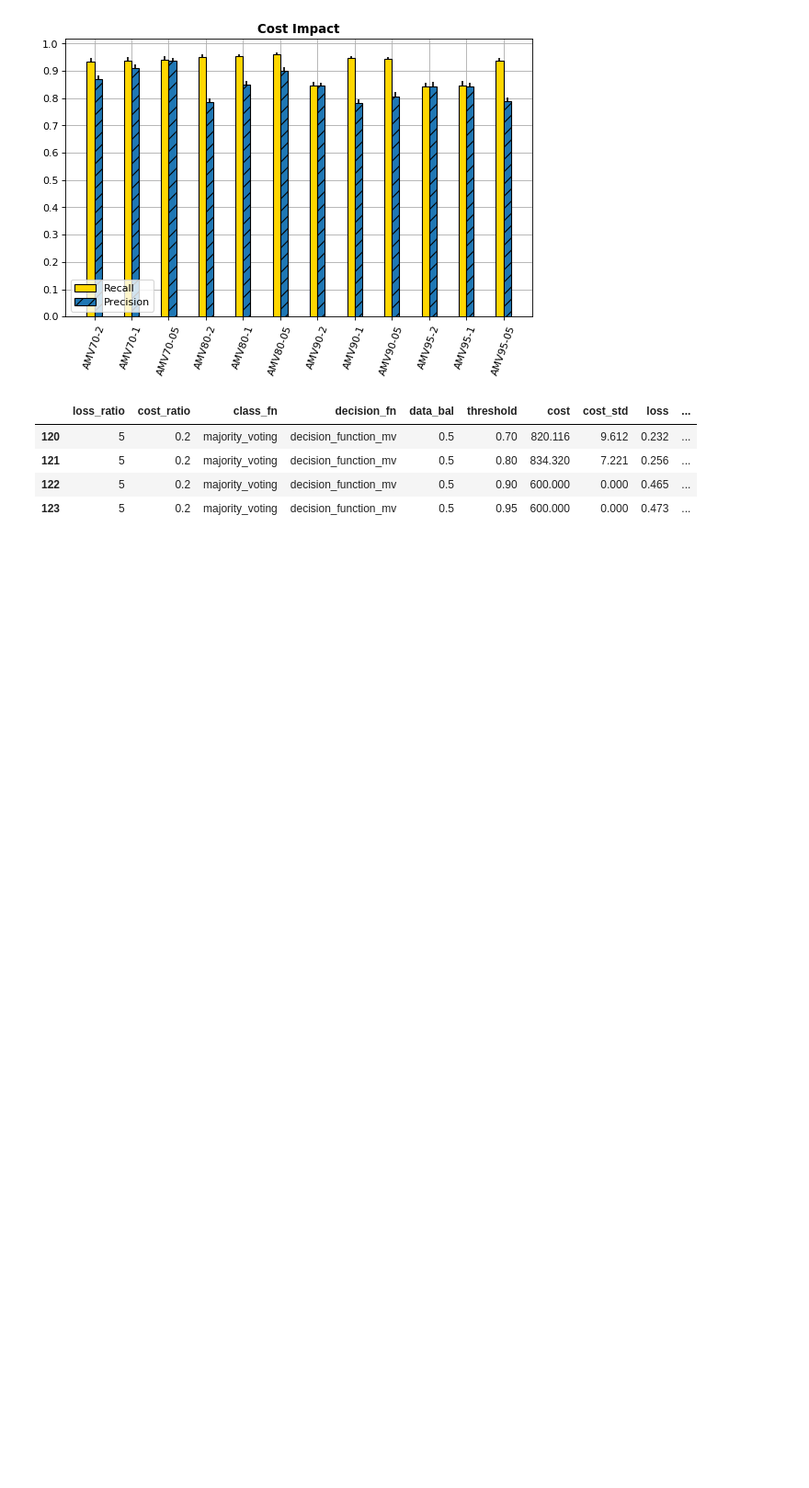
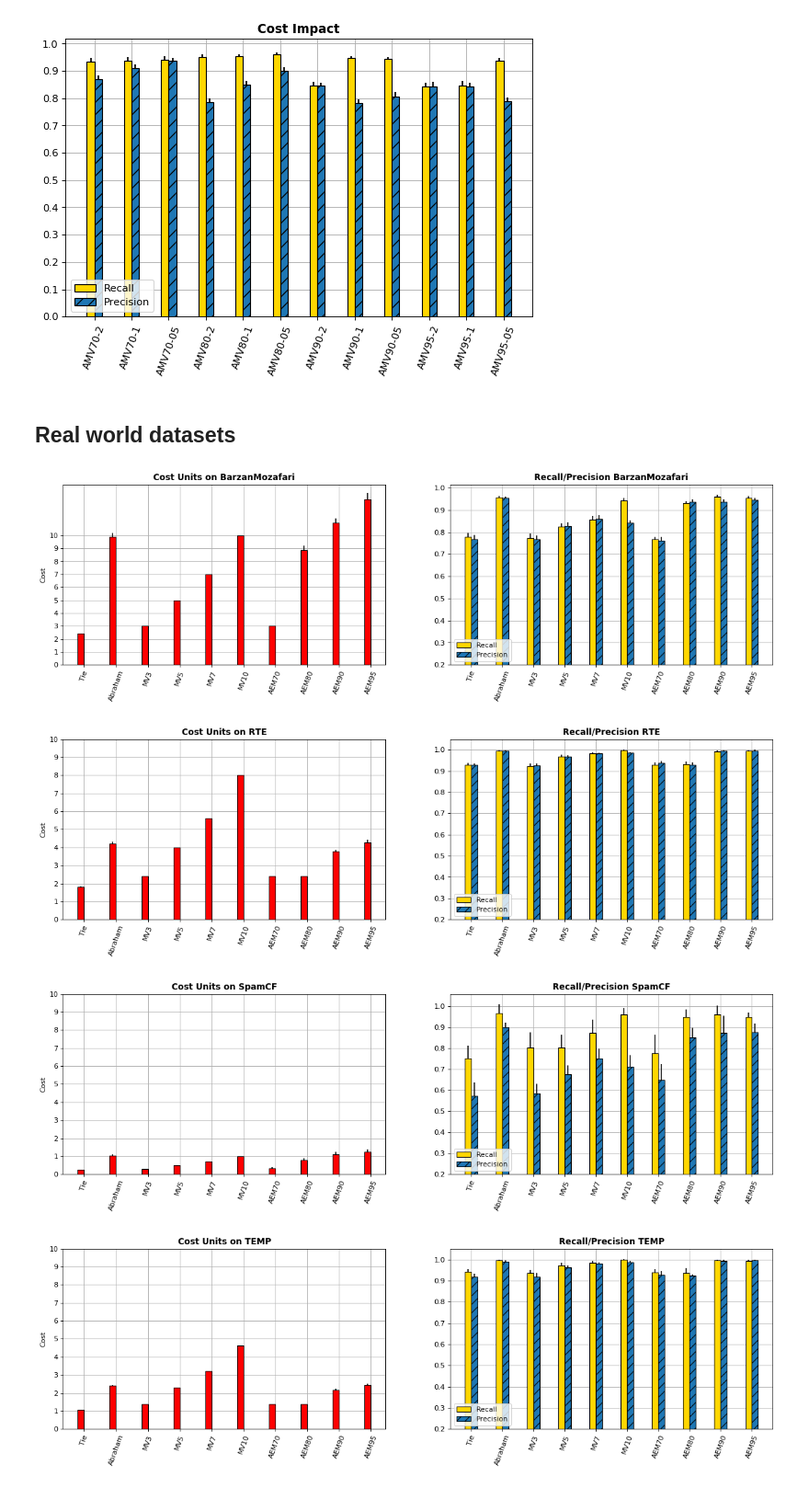
Before and after one commit to pmaglione/classification_model, a Jupyter notebook: charts.ipynb, the cells around one changed output. Shown at 92% size. Saved outputs shown, nothing was run; the diff lists cells and outputs as text; code cells hidden in the pictures; blank space fills up the shorter version.

```diff
--- a/charts.ipynb
+++ b/charts.ipynb
@@ -455,11 +455,75 @@ plt.yticks(np.arange(0,1.1,.1))
 plt.show()
 # %% [output]
 [figure]
-# %%
-adaptive_mv_5
-# %% [output]
-|  | loss_ratio | cost_ratio | class_fn | decision_fn | data_bal | threshold | cost | cost_std | loss | ... |
-| 120 | 5 | 0.2 | majority_voting | decision_function_mv | 0.5 | 0.70 | 820.116 | 9.612 | 0.232 | ... |
-| 121 | 5 | 0.2 | majority_voting | decision_function_mv | 0.5 | 0.80 | 834.320 | 7.221 | 0.256 | ... |
-| 122 | 5 | 0.2 | majority_voting | decision_function_mv | 0.5 | 0.90 | 600.000 | 0.000 | 0.465 | ... |
-| 123 | 5 | 0.2 | majority_voting | decision_function_mv | 0.5 | 0.95 | 600.000 | 0.000 | 0.473 | ... |
+# %% [markdown]
+## Real world datasets
+# %%
+from IPython.core import display as ICD
+
+data_mv = pd.read_csv('./results/real_world/all_mv.csv')
+data_tie = pd.read_csv('./results/real_world/all_break_tie.csv')
+data_abraham = pd.read_csv('./results/real_world/all_abraham.csv')
+adaptive = pd.read_csv('./results/real_world/all_adaptive.csv')
+
+
+data_bal = 0.5
+cr = 0.05
+
+datasets = ['BarzanMozafari', 'RTE', 'SpamCF', 'TEMP', 'WVSCM']
+
+for dataset in datasets:
+
+    mv = data_mv[data_mv['dataset']==dataset]
+    tie = data_tie[data_tie['dataset']==dataset]
+    abraham = data_abraham[data_abraham['dataset']==dataset]
+    adaptive_mv = adaptive[adaptive['decision_fn']=='decision_function_mv'][adaptive['cost_ratio']==cr][adaptive['dataset']==dataset]
+    adaptive_bayes = adaptive[adaptive['class_fn']=='majority_voting'][adaptive['decision_fn']=='decision_function_bayes'][adaptive['cost_ratio']==cr][adaptive['dataset']==dataset]
+
+    datasets_print = [tie, abraham, mv, adaptive_mv, adaptive_bayes]
+
+    items = 10
+    ind = np.arange(items)
+    width = .2
+    xticks_ind = ind + width / 2
+    xticks_rotation = 70
+    xticks_names = ('Tie', 'Abraham', 'MV3', 'MV5', 'MV7', 'MV10', 'AEM70', 'AEM80', 'AEM90', 'AEM95')
+
+
+    #Figure 1
+    plt.figure(num=1, figsize=(18, 10), dpi=80, facecolor='w', edgecolor='k')
+    plt.subplots_adjust(bottom = .1)
+
+    #Balanced dataset
+    #1)
+    plt.subplot(221)
+    cost_mean, cost_std = get_approaches_results(datasets_print, "cost", "cost_std")
+    p1 = plt.bar(ind, cost_mean, width, yerr=cost_std, zorder=3, color='red', edgecolor='black')
+    plt.ylabel('Cost')
+    plt.title(f'Cost Units on {dataset}', fontweight="bold")
+    plt.xticks(xticks_ind, xticks_names, rotation=xticks_rotation)
+    plt.grid(zorder=0)
+    plt.yticks(np.arange(0,11,1))
+    plt.savefig("./charts/balanced_data_cost", bbox_inches = 'tight', pad_inches = 0)
+    #plt.show()
+
+    #2)
+    #plt.figure(num=2, figsize=(18, 10), dpi=80, facecolor='w', edgecolor='k')
+    #plt.subplots_adjust(bottom = .05)
+    plt.subplot(222)
+    precision_mean, precision_std = get_approaches_results(datasets_print, "precision", "precision_std")
+    recall_mean, recall_std = get_approaches_results(datasets_print, "recall", "recall_std")
+    p1 = plt.bar(ind, recall_mean, width, yerr=recall_std, zorder=3, color='gold', edgecolor='black')
+    p2 = plt.bar(ind+width, precision_mean, width, yerr=precision_std, zorder=3, edgecolor='black', hatch="//")
+    plt.legend((p1[0], p2[1]), ('Recall', 'Precision'), loc=3)
+    plt.title(f'Recall/Precision {dataset}', fontweight="bold")
+    plt.xticks(xticks_ind, xticks_names, rotation=xticks_rotation)
+    plt.grid(zorder=0)
+    plt.yticks(np.arange(0,1.01,.1))
+    plt.gca().set_ylim(bottom=0.2)
+    plt.savefig("./charts/balanced_data_quality", bbox_inches = 'tight', pad_inches = 0)
+    plt.show()
+# %% [output]
+[figure, added]
+[figure, added]
+[figure, added]
+[figure, added]
```
Also changed, not shown: parts of 1 cell of this notebook, 22 other files.
